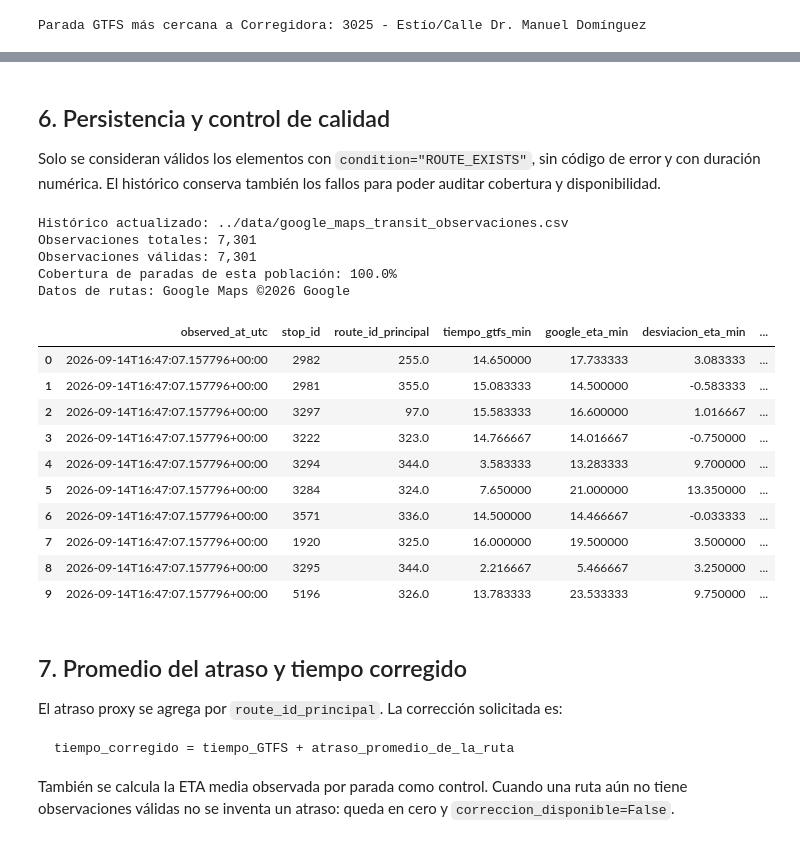
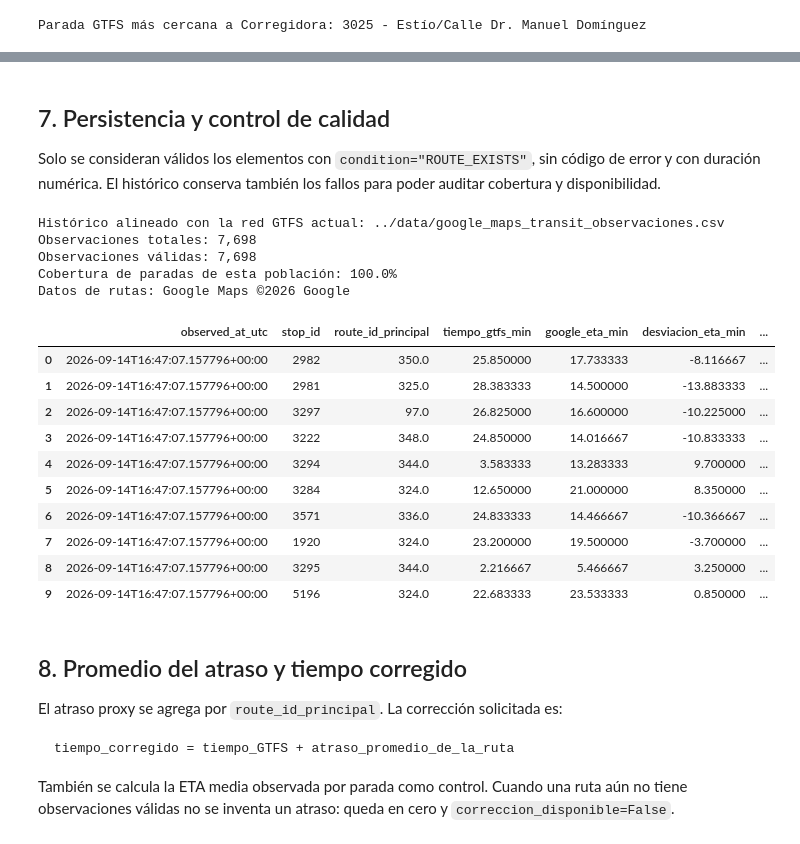
Before and after one commit to FBenita/Tren_Mex_Qro, a Jupyter notebook: scripts/PromedioRutas.ipynb, the cells around one changed output, grey strips where cells are left out. Cells and saved outputs as stored; diff of their text form; code cells hidden in the pictures.

Commit message:
update: se agrega rutas del sur

```diff
--- a/scripts/PromedioRutas.ipynb
+++ b/scripts/PromedioRutas.ipynb
@@ -487,5 +577,5 @@ Lote 11/11: 43 respuestas recibidas.
 # %% [markdown]
-## 6. Persistencia y control de calidad
+## 7. Persistencia y control de calidad
 
 Solo se consideran válidos los elementos con `condition="ROUTE_EXISTS"`, sin código de error y con duración numérica. El histórico conserva también los fallos para poder auditar cobertura y disponibilidad.
 # %%
@@ -498,23 +588,37 @@ if OBSERVACIONES_PATH.exists():
             historico_previo["observed_at_utc"], errors="coerce", utc=True
         )
         limite = pd.Timestamp.now(tz="UTC") - pd.Timedelta(
-            days=RETENCION_DIAS
+            RETENCION_DIAS, unit="D"
         )
         historico_previo = historico_previo[fechas.ge(limite)].copy()
 else:
     historico_previo = pd.DataFrame()
 
-if not df_nuevas.empty:
-    df_observaciones = pd.concat(
-        [historico_previo, df_nuevas], ignore_index=True
-    )
+df_observaciones = (
+    pd.concat([historico_previo, df_nuevas], ignore_index=True)
+    if not df_nuevas.empty
+    else historico_previo.copy()
+)
+
+if not df_observaciones.empty:
     df_observaciones = df_observaciones.drop_duplicates(
         subset=["observed_at_utc", "stop_id"], keep="last"
     )
+
+    # Recalcula la comparación histórica contra la red GTFS vigente.
+    # Google ETA se conserva; solo se actualizan tiempo y ruta base.
+    base_actual = df_base[
+        ["stop_id", "tiempo_gtfs_min", "route_id_principal"]
+    ]
+    df_observaciones = (
+        df_observaciones.drop(
+            columns=["tiempo_gtfs_min", "route_id_principal"],
+            errors="ignore",
+        )
+        .merge(base_actual, on="stop_id", how="left", validate="many_to_one")
+    )
     df_observaciones.to_csv(OBSERVACIONES_PATH, index=False)
-    print(f"Histórico actualizado: {OBSERVACIONES_PATH}")
-else:
-    df_observaciones = historico_previo.copy()
+    print(f"Histórico alineado con la red GTFS actual: {OBSERVACIONES_PATH}")
 
 if df_observaciones.empty:
     df_validas = pd.DataFrame()
@@ -538,49 +642,51 @@ else:
     ].copy()
 
     df_validas["desviacion_eta_min"] = (
         df_validas["google_eta_min"] - df_validas["tiempo_gtfs_min"]
     )
     df_validas["atraso_estimado_min"] = (
         df_validas["desviacion_eta_min"].clip(lower=0)
     )
 
-    cobertura = df_validas["stop_id"].nunique() / max(len(df_consulta), 1)
+    paradas_consulta = set(df_consulta["stop_id"])
+    paradas_historicas_cubiertas = set(df_validas["stop_id"]) & paradas_consulta
+    cobertura = len(paradas_historicas_cubiertas) / max(len(paradas_consulta), 1)
     print(f"Observaciones totales: {len(df_observaciones):,}")
     print(f"Observaciones válidas: {len(df_validas):,}")
     print(f"Cobertura de paradas de esta población: {cobertura:.1%}")
     print(f"Datos de rutas: Google Maps ©{datetime.now().year} Google")
     display(
         df_validas[
             [
                 "observed_at_utc",
                 "stop_id",
                 "route_id_principal",
                 "tiempo_gtfs_min",
                 "google_eta_min",
                 "desviacion_eta_min",
                 "atraso_estimado_min",
             ]
         ].head(10)
     )
 # %% [output]
-Histórico actualizado: ../data/google_maps_transit_observaciones.csv
-Observaciones totales: 7,301
-Observaciones válidas: 7,301
+Histórico alineado con la red GTFS actual: ../data/google_maps_transit_observaciones.csv
+Observaciones totales: 7,698
+Observaciones válidas: 7,698
 Cobertura de paradas de esta población: 100.0%
 Datos de rutas: Google Maps ©2026 Google
 |  | observed_at_utc | stop_id | route_id_principal | tiempo_gtfs_min | google_eta_min | desviacion_eta_min | ... |
-| 0 | 2026-09-14T16:47:07.157796+00:00 | 2982 | 255.0 | 14.650000 | 17.733333 | 3.083333 | ... |
-| 1 | 2026-09-14T16:47:07.157796+00:00 | 2981 | 355.0 | 15.083333 | 14.500000 | -0.583333 | ... |
-| 2 | 2026-09-14T16:47:07.157796+00:00 | 3297 | 97.0 | 15.583333 | 16.600000 | 1.016667 | ... |
-| 3 | 2026-09-14T16:47:07.157796+00:00 | 3222 | 323.0 | 14.766667 | 14.016667 | -0.750000 | ... |
+| 0 | 2026-09-14T16:47:07.157796+00:00 | 2982 | 350.0 | 25.850000 | 17.733333 | -8.116667 | ... |
+| 1 | 2026-09-14T16:47:07.157796+00:00 | 2981 | 325.0 | 28.383333 | 14.500000 | -13.883333 | ... |
+| 2 | 2026-09-14T16:47:07.157796+00:00 | 3297 | 97.0 | 26.825000 | 16.600000 | -10.225000 | ... |
+| 3 | 2026-09-14T16:47:07.157796+00:00 | 3222 | 348.0 | 24.850000 | 14.016667 | -10.833333 | ... |
 | 4 | 2026-09-14T16:47:07.157796+00:00 | 3294 | 344.0 | 3.583333 | 13.283333 | 9.700000 | ... |
-| 5 | 2026-09-14T16:47:07.157796+00:00 | 3284 | 324.0 | 7.650000 | 21.000000 | 13.350000 | ... |
-| 6 | 2026-09-14T16:47:07.157796+00:00 | 3571 | 336.0 | 14.500000 | 14.466667 | -0.033333 | ... |
-| 7 | 2026-09-14T16:47:07.157796+00:00 | 1920 | 325.0 | 16.000000 | 19.500000 | 3.500000 | ... |
+| 5 | 2026-09-14T16:47:07.157796+00:00 | 3284 | 324.0 | 12.650000 | 21.000000 | 8.350000 | ... |
+| 6 | 2026-09-14T16:47:07.157796+00:00 | 3571 | 336.0 | 24.833333 | 14.466667 | -10.366667 | ... |
+| 7 | 2026-09-14T16:47:07.157796+00:00 | 1920 | 324.0 | 23.200000 | 19.500000 | -3.700000 | ... |
 | 8 | 2026-09-14T16:47:07.157796+00:00 | 3295 | 344.0 | 2.216667 | 5.466667 | 3.250000 | ... |
-| 9 | 2026-09-14T16:47:07.157796+00:00 | 5196 | 326.0 | 13.783333 | 23.533333 | 9.750000 | ... |
+| 9 | 2026-09-14T16:47:07.157796+00:00 | 5196 | 324.0 | 22.683333 | 23.533333 | 0.850000 | ... |
 # %% [markdown]
-## 7. Promedio del atraso y tiempo corregido
+## 8. Promedio del atraso y tiempo corregido
 
 El atraso proxy se agrega por `route_id_principal`. La corrección solicitada es:
 
```
Also changed, not shown: parts of 12 cells of this notebook, 10 other files.
